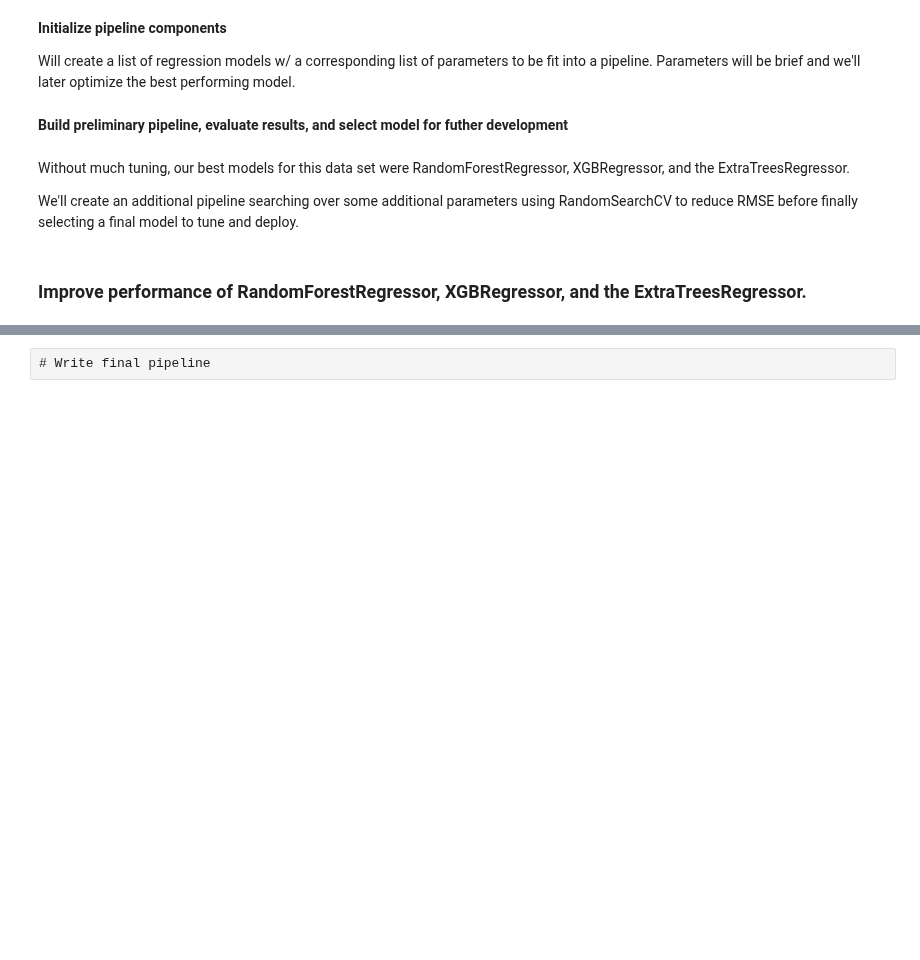
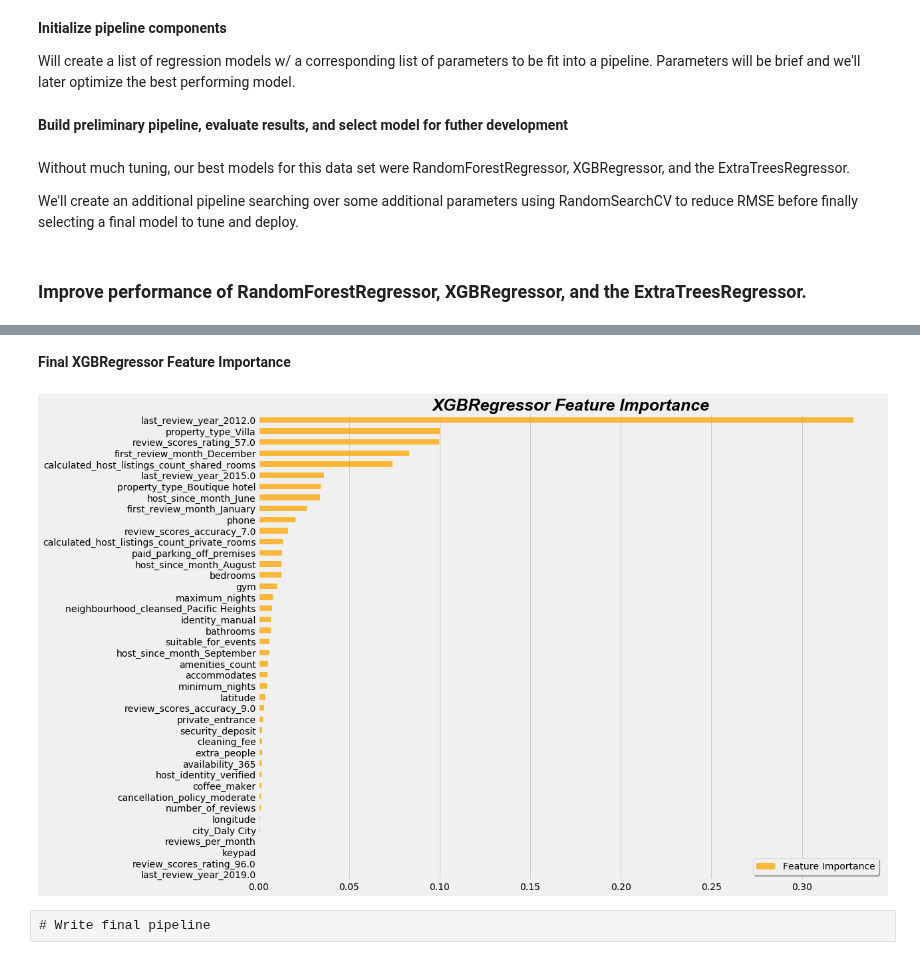
Before and after one commit to KishenSharma6/SF-Airbnb-Analysis, a Jupyter notebook: Project_Codes/04_Modeling/2020_0604_Listings_ML_Development.ipynb, the cells around one changed output, grey strips where cells are left out. Saved outputs shown, nothing was run; the diff lists cells and outputs as text; code cells hidden in the pictures; blank space fills up the shorter version.

Commit message:
Final pipeline completed, updates may be required after deployment

```diff
--- a/Project_Codes/04_Modeling/2020_0604_Listings_ML_Development.ipynb
+++ b/Project_Codes/04_Modeling/2020_0604_Listings_ML_Development.ipynb
@@ -315,12 +315,12 @@ parameters = [
 #Create pipeline with parameter grid to search over XGBRegressor
 
 pipe = Pipeline([('model',XGBRegressor(random_state = 42, n_jobs = -1))])
-rand_xbr = RandomizedSearchCV(pipe, param_distributions=parameters, n_jobs=-1, scoring=scoring, refit='r2')
+rand_xbr = RandomizedSearchCV(pipe, param_distributions=parameters, n_jobs=-1, scoring=scoring, refit='neg_mean_squared_error')
 rand_xbr.fit(X_train_transformed, y_train)
 print("XGBRegressor Random Search Results:")
 print('RMSE:',np.mean(np.sqrt(-1 * (rand_xbr.cv_results_['mean_test_neg_mean_squared_error']))))
 print('MAE:',np.mean(-1 * rand_xbr.cv_results_['mean_test_neg_mean_absolute_error']))
-print('R2:',rand_xbr.best_score_)
+print('R2:',np.mean(rand_xbr.cv_results_['mean_test_r2']))
 print("\n The best estimator across ALL searched params:\n", rand_xbr.best_estimator_)
 print("\n The best parameters across searched parameters:\n", rand_xbr.best_params_)
 # %% [output]
@@ -343,0 +346,20 @@ R2: 0.9334701605175757
+# %%
+#Import GridSearchCV
+from sklearn.model_selection import GridSearchCV
+
+#Set final params of XGBRegressor
+final_params=  {'model__n_estimators': [800],
+                'model__max_depth': [10],
+                'model__learning_rate': [0.1]}
+
+#Init selector
+selector = SelectFromModel(estimator=DecisionTreeRegressor(masklearnepth=10, random_state=42),
+                                threshold='1.25 * mean')
+
+#Build final pipeline
+final_pipe = Pipeline([('selector', selector),
+                      ('model', XGBRegressor(random_state = 42, n_jobs = -1))])
+
+#Init GridSearchCV and fit to training data
+grid = GridSearchCV(final_pipe, final_params, cv =5, n_jobs=-1)
+grid.fit(X_train,y_train)
@@ -344,3 +384,28 @@ R2: 0.9334701605175757
+# %% [markdown]
+**Final XGBRegressor Feature Importance**
+# %%
+#Get feature importance from final XGBRegressor Model
+grid_feat_importance = pd.DataFrame(grid.best_estimator_.named_steps['model'].feature_importances_, index=X_train.columns[grid.best_estimator_.named_steps['selector'].get_support()])
+grid_feat_importance.columns = ['feature_importance']
+grid_feat_importance.sort_values(by='feature_importance', inplace = True)
+# %%
+#Set figure
+f, ax = plt.subplots(figsize = (15,12))
+
+#Plot data
+grid_feat_importance.plot(kind = 'barh', ax=ax, color = 'orange', alpha = .75)
+
+###Set Plot Aesthetics###
+#Title
+ax.set_title('XGBRegressor Feature Importance', fontsize = 25, fontweight = 'semibold', style = 'italic', fontname="Arial")
+
+#Gridlines
+ax.grid(b = False, which = 'major', axis = 'y')
+
+#Legend
+ax.legend(['Feature Importance'],frameon = True, shadow = True, loc = 'lower right');
+# %% [output]
+[figure, added]
 # %% [raw]
 # Write final pipeline
 # %%
```
Also changed, not shown: parts of 10 cells of this notebook.
